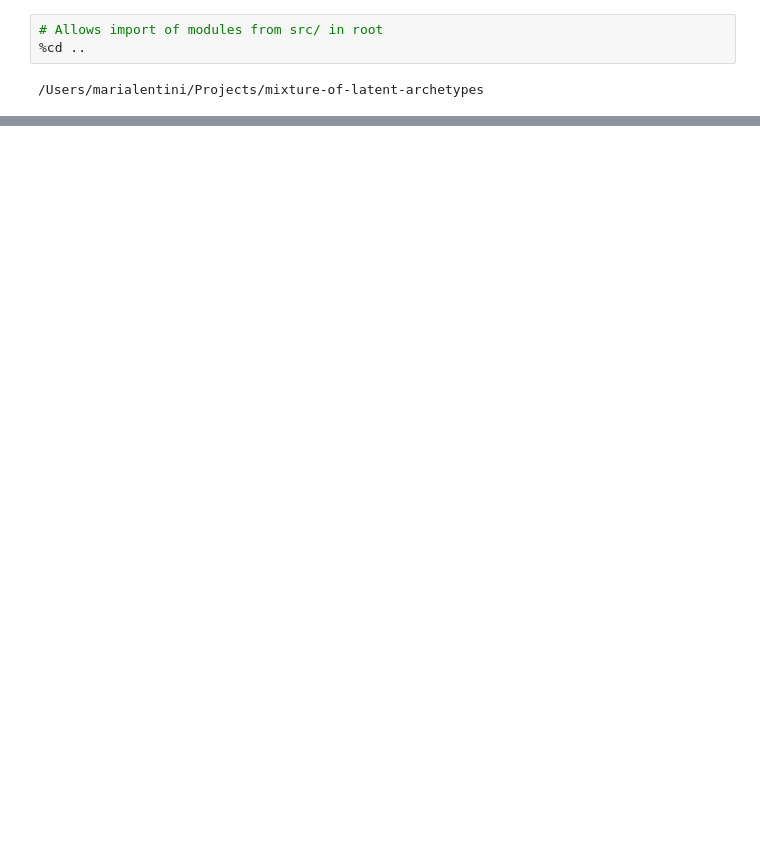
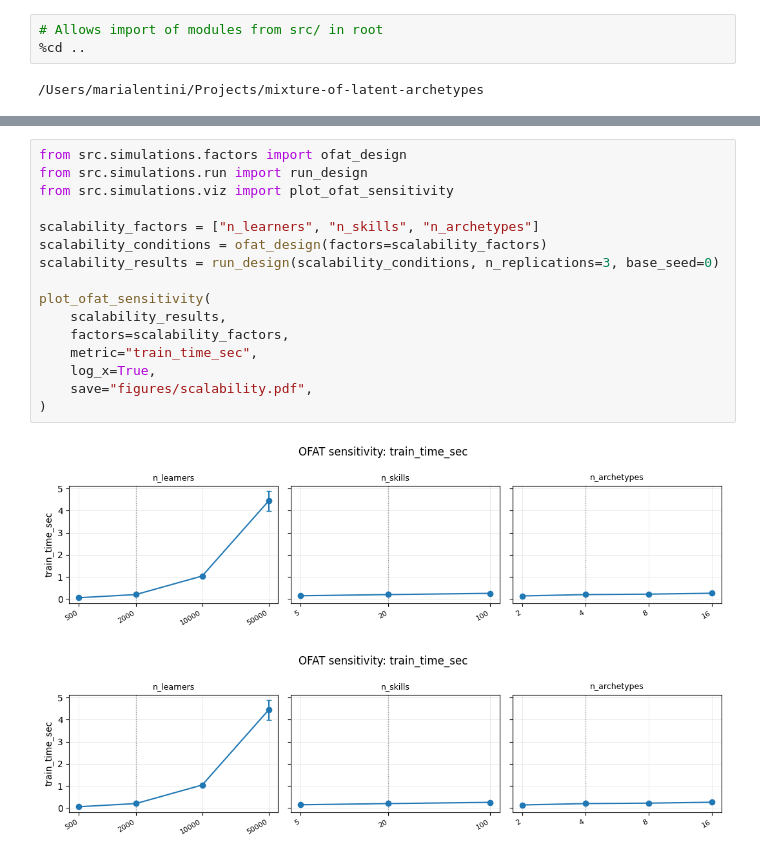
Before and after one commit to lentin26/mixture-of-latent-archetypes, a Jupyter notebook: notebooks/simulation-study.ipynb, the cells around one changed output, grey strips where cells are left out. Drawn from its saved outputs; the diff is of its cells as text; blank space fills up the shorter version.

```diff
--- a/notebooks/simulation-study.ipynb
+++ b/notebooks/simulation-study.ipynb
@@ -38,0 +116,19 @@ summ
+# %%
+from src.simulations.factors import ofat_design
+from src.simulations.run import run_design
+from src.simulations.viz import plot_ofat_sensitivity
+
+scalability_factors = ["n_learners", "n_skills", "n_archetypes"]
+scalability_conditions = ofat_design(factors=scalability_factors)
+scalability_results = run_design(scalability_conditions, n_replications=3, base_seed=0)
+
+plot_ofat_sensitivity(
+    scalability_results,
+    factors=scalability_factors,
+    metric="train_time_sec",
+    log_x=True,
+    save="figures/scalability.pdf",
+)
+# %% [output]
+[figure, added]
+[figure, added]
```
Also changed, not shown: parts of 11 cells of this notebook, 13 other files.
